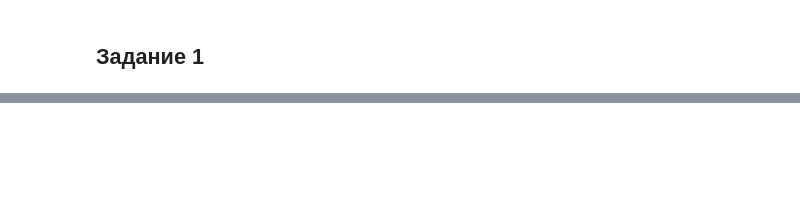
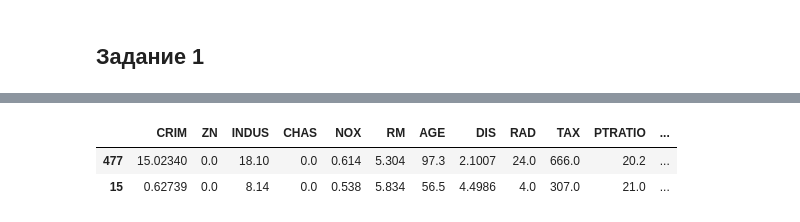
Before and after one commit to nina2206/Pylibs_repo, a Jupyter notebook: Sklearn/DZ_for_less6_sklearn_with_teacher.ipynb, the cells around one changed output, grey strips where cells are left out. Drawn from its saved outputs; the diff is of its cells as text; code cells hidden in the pictures; blank space fills up the shorter version.

```diff
--- a/Sklearn/DZ_for_less6_sklearn_with_teacher.ipynb
+++ b/Sklearn/DZ_for_less6_sklearn_with_teacher.ipynb
@@ -409,0 +69,3 @@ roc_auc_score(y_test, y_pred_proba_class1)
+# %%
+y = pd.DataFrame(boston['target'], columns=['price'])
+y.describe()
@@ -409,0 +82,4 @@ roc_auc_score(y_test, y_pred_proba_class1)
+# %%
+# разбиение на тренировочный и тестовый датасеты
+from sklearn.model_selection import train_test_split
+X_train, X_test, y_train, y_test = train_test_split(X, y, test_size=0.2, random_state=42)
@@ -409,0 +94,6 @@ roc_auc_score(y_test, y_pred_proba_class1)
+# %%
+X_train.head(2)
+# %% [output]
+|  | CRIM | ZN | INDUS | CHAS | NOX | RM | AGE | DIS | RAD | TAX | PTRATIO | ... |
+| 477 | 15.02340 | 0.0 | 18.10 | 0.0 | 0.614 | 5.304 | 97.3 | 2.1007 | 24.0 | 666.0 | 20.2 | ... |
+| 15 | 0.62739 | 0.0 | 8.14 | 0.0 | 0.538 | 5.834 | 56.5 | 4.4986 | 4.0 | 307.0 | 21.0 | ... |
```
Also changed, not shown: parts of 92 cells of this notebook, 5 other files.
